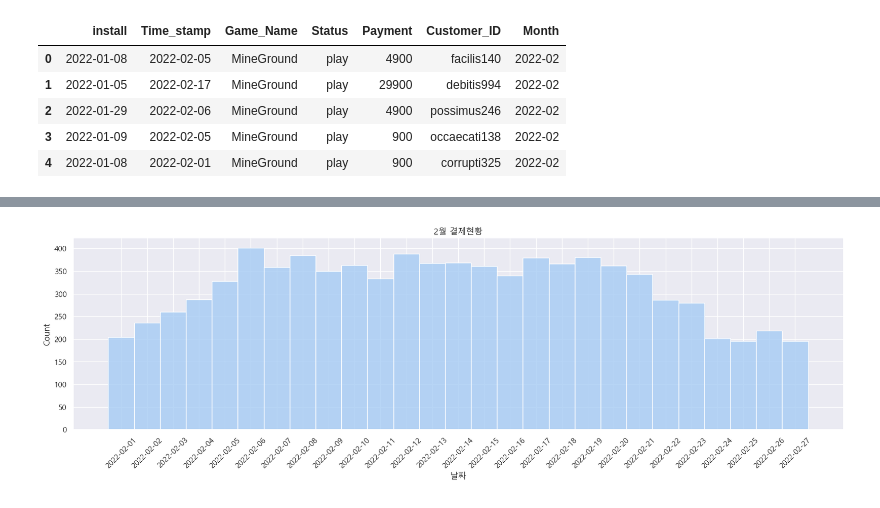
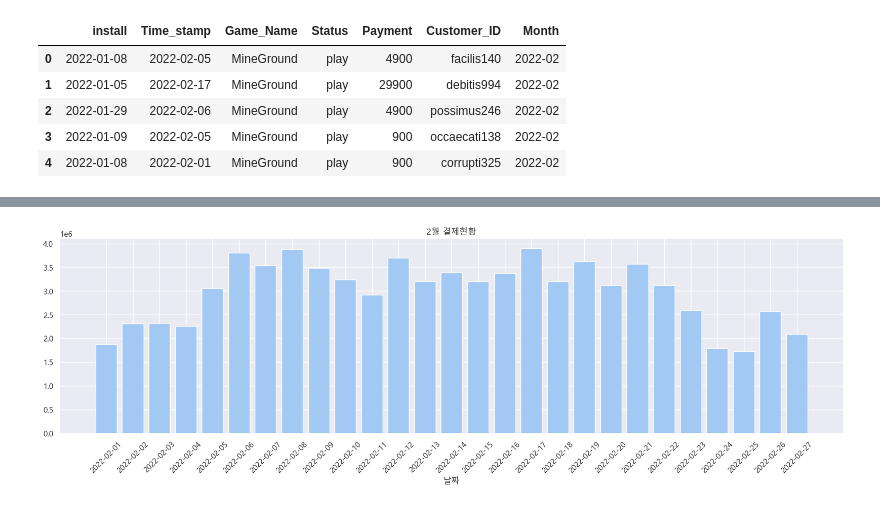
Before and after one commit to leejaesang6098/aiffel_study, a Jupyter notebook: 0822_node/game_data.ipynb, the cells around one changed output, grey strips where cells are left out. Saved outputs shown, nothing was run; the diff lists cells and outputs as text; code cells hidden in the pictures.

Commit message:
game_data

```diff
--- a/0822_node/game_data.ipynb
+++ b/0822_node/game_data.ipynb
@@ -141,5 +141,5 @@ sales02.head()
 | 3 | 2022-01-09 | 2022-02-05 | MineGround | play | 900 | occaecati138 | 2022-02 |
 | 4 | 2022-01-08 | 2022-02-01 | MineGround | play | 900 | corrupti325 | 2022-02 |
 # %%
-sales02.sort_values("Time_stamp", inplace=True)
-sales02
+# sales02.sort_values("Time_stamp", inplace=True)
+# sales02
@@ -164,10 +167,9 @@ See the caveats in the documentation: https://pandas.pydata.org/pandas-docs/stab
 # %%
-temp_data = sales02["Payment"].groupby(sales02["Time_stamp"]).sum()
 plt.figure(figsize=(20,5))
-sns.histplot(data=sales02, x="Time_stamp")
+plt.bar(temp_data.index, temp_data)
 plt.xticks(rotation=45)
 plt.title("2월 결제현황")
 plt.xlabel("날짜")
 plt.show()
 # %% [output]
-[figure, old version]
+[figure, new version]
```
Also changed, not shown: parts of 2 cells of this notebook.
